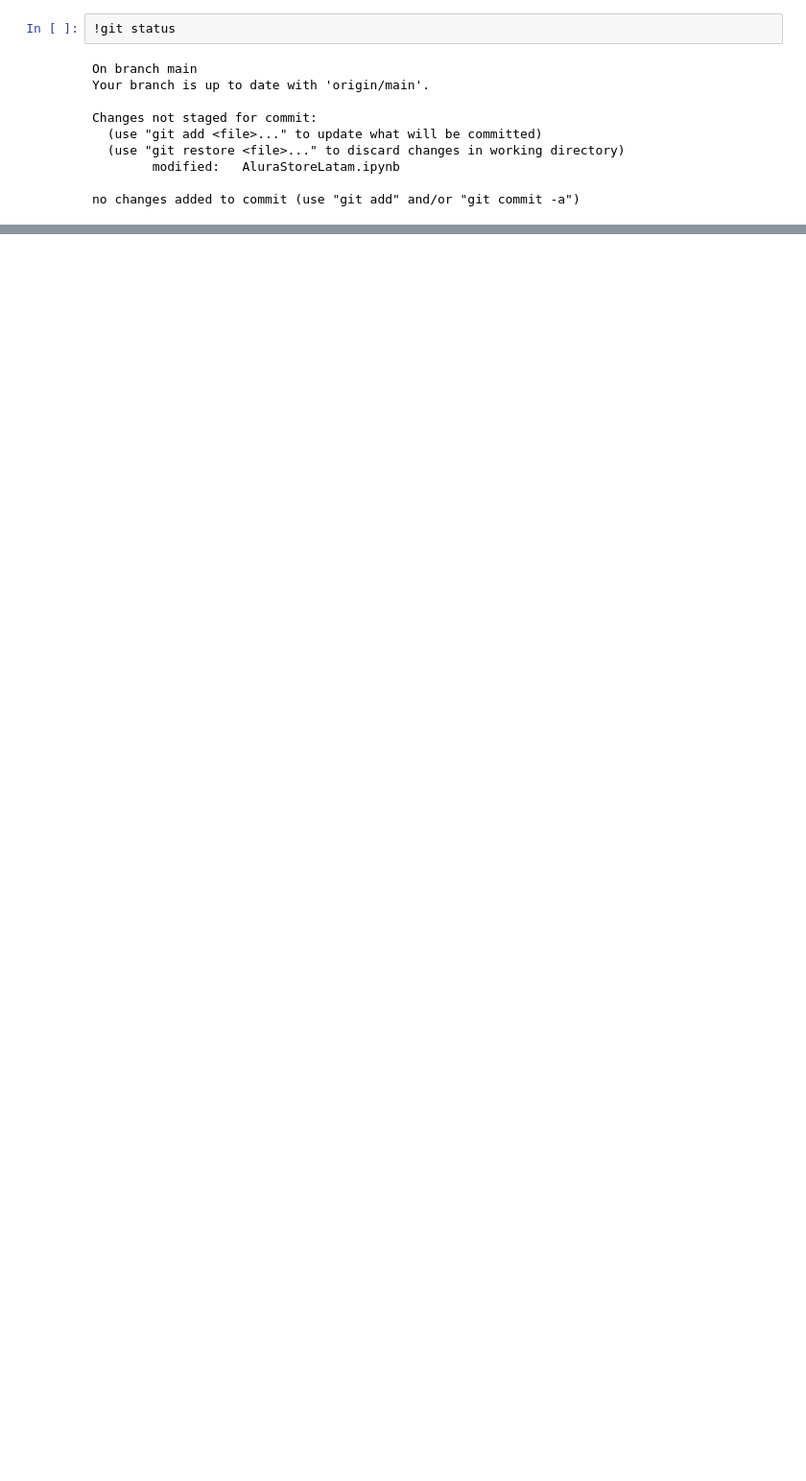
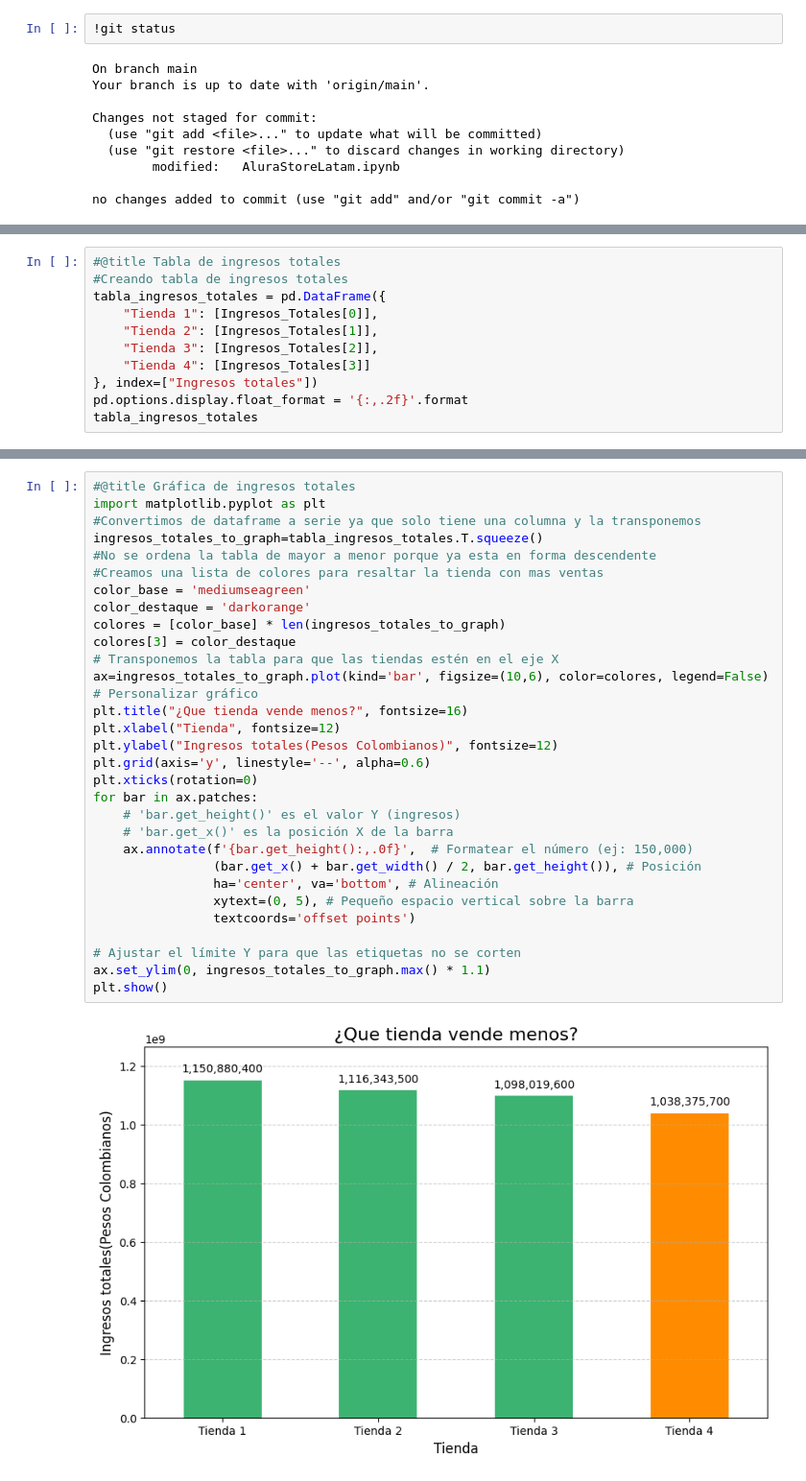
Before and after one commit to Omar05129/Alura-Store-Challengue, a Jupyter notebook: AluraStoreLatam.ipynb, the cells around one changed output, grey strips where cells are left out. Shown at 96% size. Cells and saved outputs as stored; diff of their text form; blank space fills up the shorter version.

```diff
--- a/AluraStoreLatam.ipynb
+++ b/AluraStoreLatam.ipynb
@@ -761,0 +789,11 @@ no changes added to commit (use "git add" and/or "git commit -a")
+# %%
+#@title Tabla de ingresos totales
+#Creando tabla de ingresos totales
+tabla_ingresos_totales = pd.DataFrame({
+    "Tienda 1": [Ingresos_Totales[0]],
+    "Tienda 2": [Ingresos_Totales[1]],
+    "Tienda 3": [Ingresos_Totales[2]],
+    "Tienda 4": [Ingresos_Totales[3]]
+}, index=["Ingresos totales"])
+pd.options.display.float_format = '{:,.2f}'.format
+tabla_ingresos_totales
@@ -761,0 +803,33 @@ no changes added to commit (use "git add" and/or "git commit -a")
+# %%
+#@title Gráfica de ingresos totales
+import matplotlib.pyplot as plt
+#Convertimos de dataframe a serie ya que solo tiene una columna y la transponemos
+ingresos_totales_to_graph=tabla_ingresos_totales.T.squeeze()
+#No se ordena la tabla de mayor a menor porque ya esta en forma descendente
+#Creamos una lista de colores para resaltar la tienda con mas ventas
+color_base = 'mediumseagreen'
+color_destaque = 'darkorange'
+colores = [color_base] * len(ingresos_totales_to_graph)
+colores[3] = color_destaque
+# Transponemos la tabla para que las tiendas estén en el eje X
+ax=ingresos_totales_to_graph.plot(kind='bar', figsize=(10,6), color=colores, legend=False)
+# Personalizar gráfico
+plt.title("¿Que tienda vende menos?", fontsize=16)
+plt.xlabel("Tienda", fontsize=12)
+plt.ylabel("Ingresos totales(Pesos Colombianos)", fontsize=12)
+plt.grid(axis='y', linestyle='--', alpha=0.6)
+plt.xticks(rotation=0)
+for bar in ax.patches:
+    # 'bar.get_height()' es el valor Y (ingresos)
+    # 'bar.get_x()' es la posición X de la barra
+    ax.annotate(f'{bar.get_height():,.0f}',  # Formatear el número (ej: 150,000)
+                (bar.get_x() + bar.get_width() / 2, bar.get_height()), # Posición
+                ha='center', va='bottom', # Alineación
+                xytext=(0, 5), # Pequeño espacio vertical sobre la barra
+                textcoords='offset points')
+
+# Ajustar el límite Y para que las etiquetas no se corten
+ax.set_ylim(0, ingresos_totales_to_graph.max() * 1.1)
+plt.show()
+# %% [output]
+[figure, added]
```
Also changed, not shown: parts of 25 cells of this notebook.
